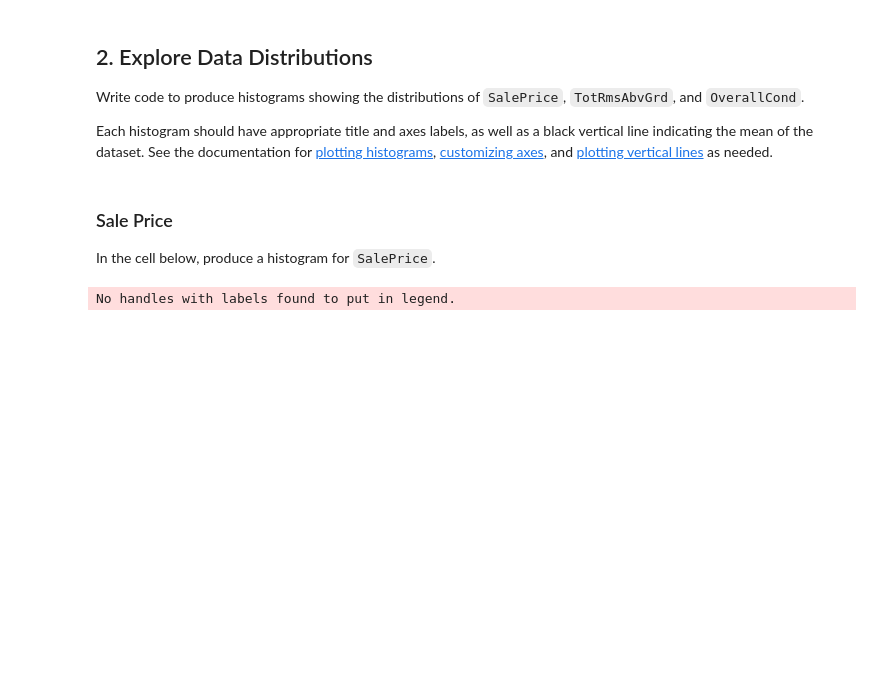
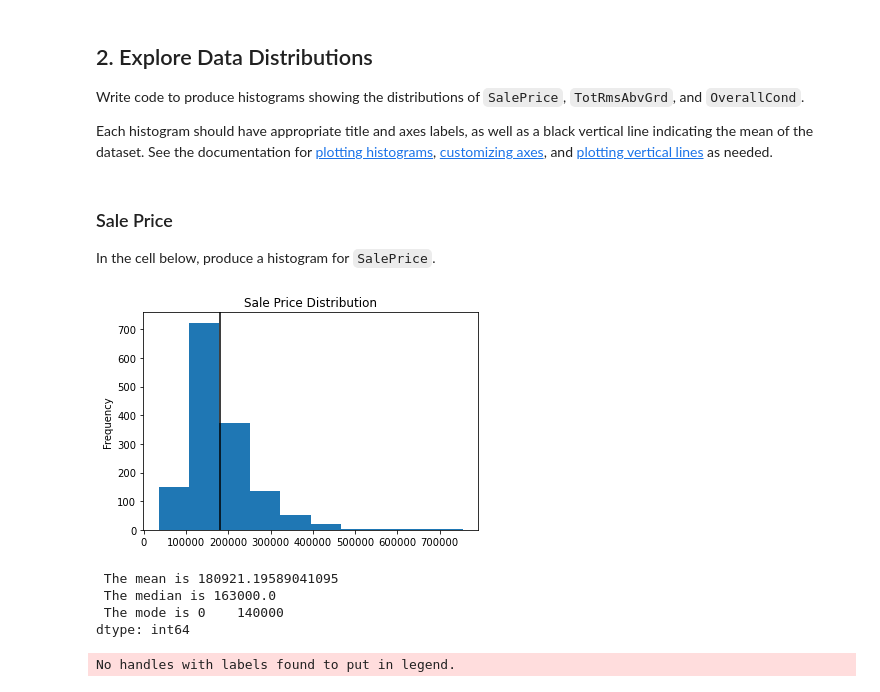
Before and after one commit to ThuoM/dsc-pandas-eda-lab, a Jupyter notebook: index.ipynb, the cells around one changed output. Cells and saved outputs as stored; diff of their text form; code cells hidden in the pictures; blank space fills up the shorter version.

```diff
--- a/index.ipynb
+++ b/index.ipynb
@@ -174,6 +174,23 @@ Each histogram should have appropriate title and axes labels, as well as a black
 ### Sale Price
 
 In the cell below, produce a histogram for `SalePrice`.
+# %%
+ax = df['SalePrice'].plot.hist()
+ax.set_title('Sale Price Distribution')
+ax.axvline(x=df["SalePrice"].mean(), c="Black");
+# %% [output]
+[figure, added]
+# %%
+sale_price_mean = df['SalePrice'].mean()
+sale_price_median = df['SalePrice'].median()
+sale_price_mode = df['SalePrice'].mode()
+
+print(f' The mean is {sale_price_mean} \n The median is {sale_price_median} \n The mode is {sale_price_mode}')
+# %% [output]
+ The mean is 180921.19589041095
+ The median is 163000.0
+ The mode is 0    140000
+dtype: int64
 # %%
 # Your code here
 fig, (ax0, ax1, ax2) = plt.subplots(nrows=1, ncols=3, figsize=(15, 5))
```
Also changed, not shown: parts of 12 cells of this notebook.
